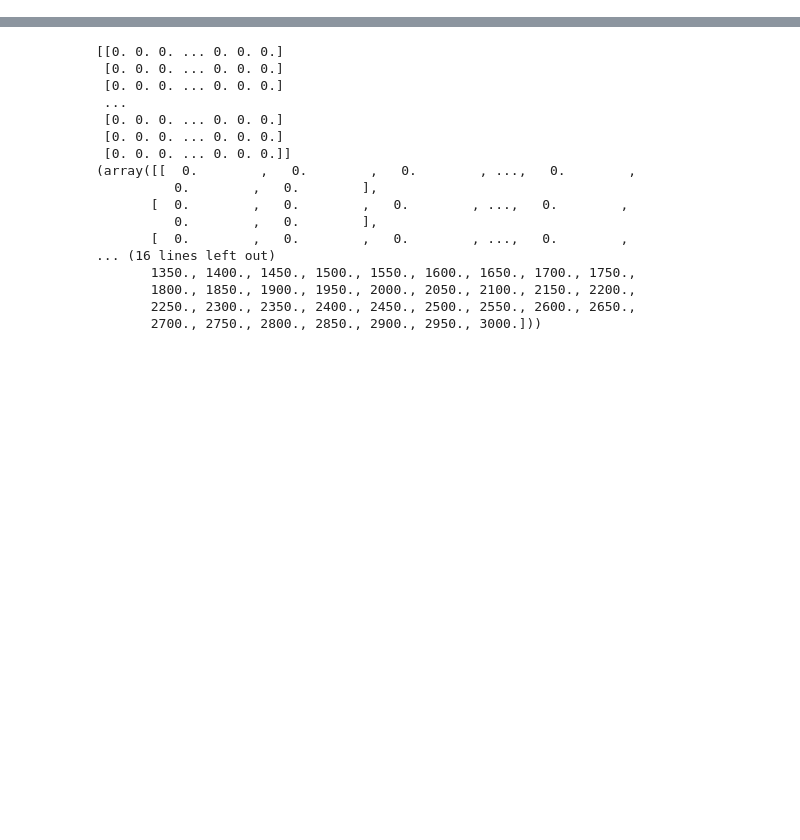
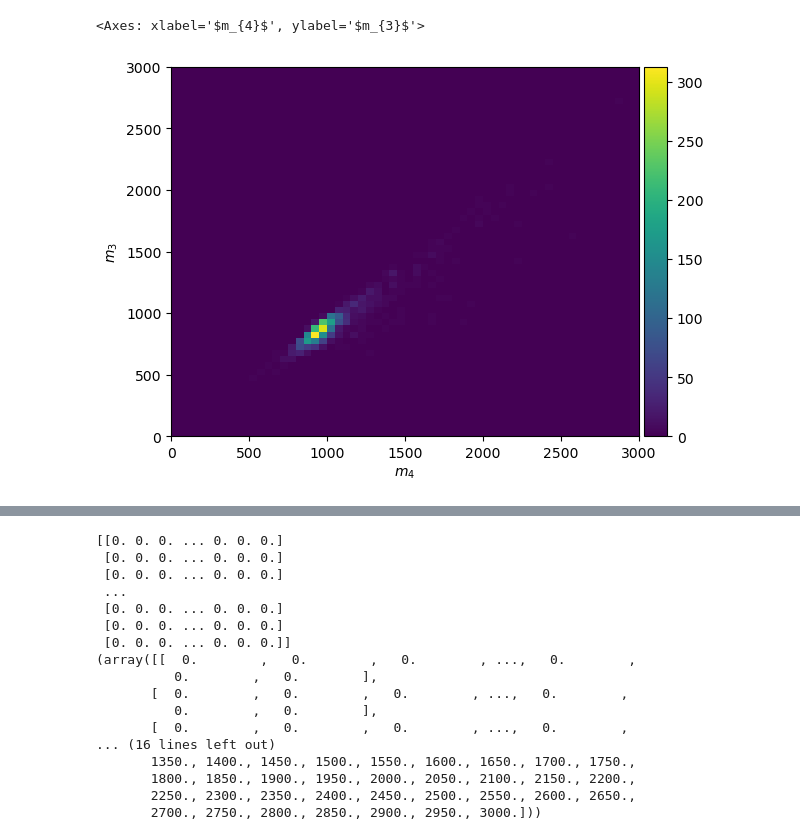
Before and after one commit to UMN-CMS/SingleStopCoffea, a Jupyter notebook: hist2d.ipynb, the cells around one changed output, grey strips where cells are left out. Saved outputs shown, nothing was run; the diff lists cells and outputs as text; code cells hidden in the pictures; blank space fills up the shorter version.

```diff
--- a/hist2d.ipynb
+++ b/hist2d.ipynb
@@ -76,0 +191,8 @@ Hist(
+# %%
+signal_hist_obj = PlotObject.fromHist(signal_hist)
+# %%
+fig, ax = plt.subplots()
+drawAs2DHist(ax, signal_hist_obj)
+# %% [output]
+<Axes: xlabel='$m_{4}$', ylabel='$m_{3}$'>
+[figure, added]
```
Also changed, not shown: parts of 8 cells of this notebook, 1 other file.
